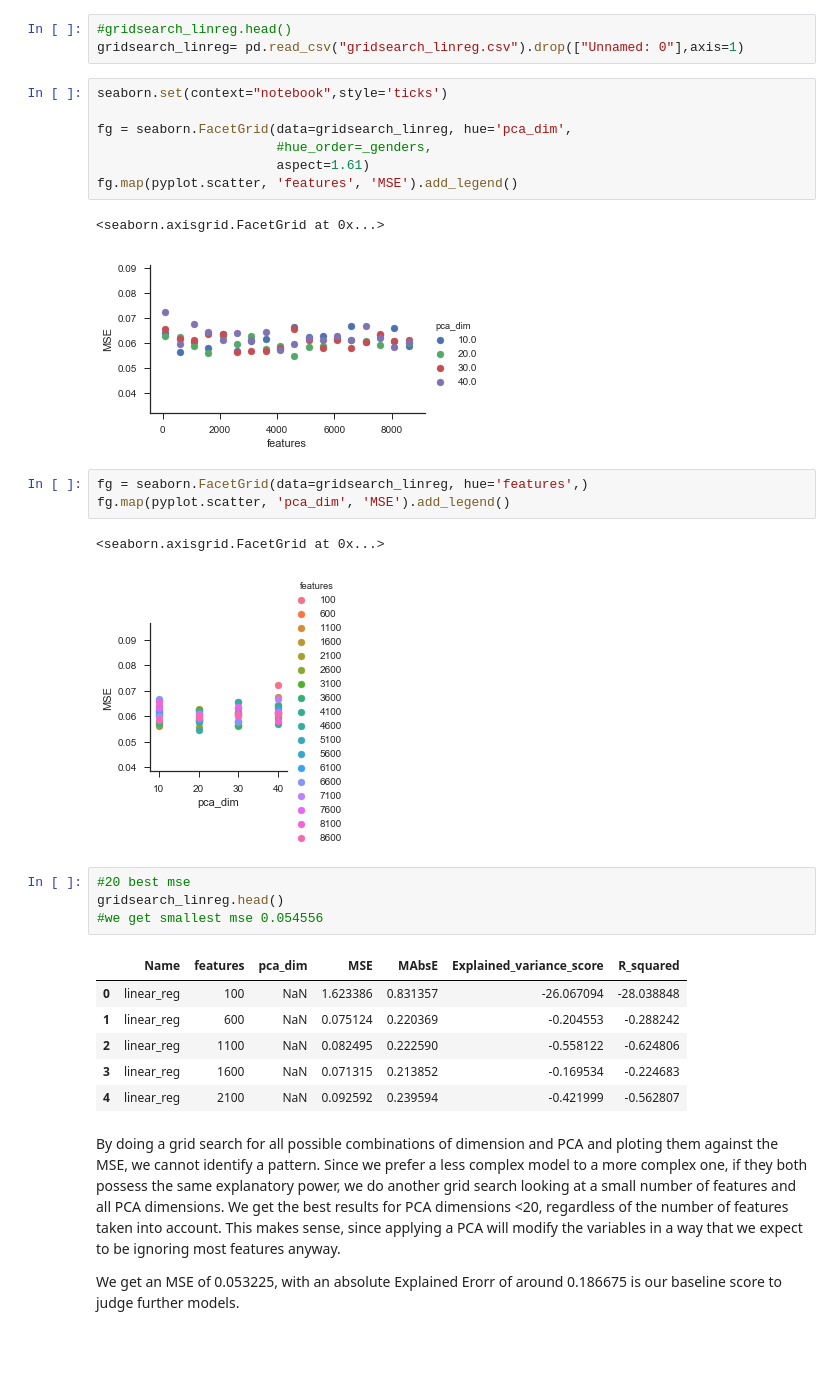
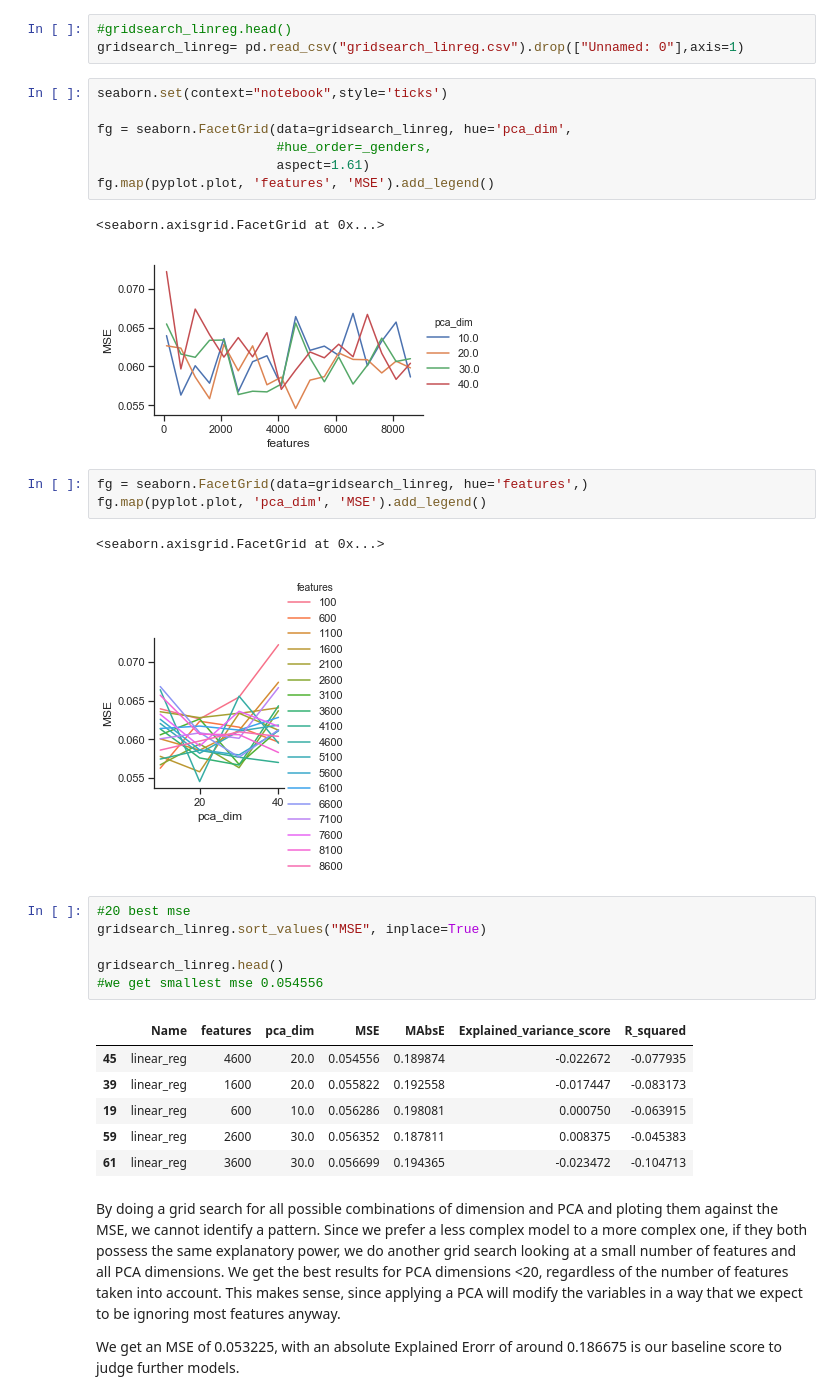
Before and after one commit to ranilovi/SATC_rating_prediction, a Jupyter notebook: text_processing_copy_monday.ipynb, the cells around one changed output. Saved outputs shown, nothing was run; the diff lists cells and outputs as text; blank space fills up the shorter version.

```diff
--- a/text_processing_copy_monday.ipynb
+++ b/text_processing_copy_monday.ipynb
@@ -558,27 +565,29 @@ seaborn.set(context="notebook",style='ticks')
 fg = seaborn.FacetGrid(data=gridsearch_linreg, hue='pca_dim',
                        #hue_order=_genders,
                        aspect=1.61)
-fg.map(pyplot.scatter, 'features', 'MSE').add_legend()
+fg.map(pyplot.plot, 'features', 'MSE').add_legend()
 # %% [output]
 <seaborn.axisgrid.FacetGrid at 0x...>
-[figure, old version]
+[figure, new version]
 # %%
 fg = seaborn.FacetGrid(data=gridsearch_linreg, hue='features',)
-fg.map(pyplot.scatter, 'pca_dim', 'MSE').add_legend()
+fg.map(pyplot.plot, 'pca_dim', 'MSE').add_legend()
 # %% [output]
 <seaborn.axisgrid.FacetGrid at 0x...>
-[figure, old version]
+[figure, new version]
 # %%
 #20 best mse
+gridsearch_linreg.sort_values("MSE", inplace=True)
+
 gridsearch_linreg.head()
 #we get smallest mse 0.054556
 # %% [output]
 |  | Name | features | pca_dim | MSE | MAbsE | Explained_variance_score | R_squared |
-| 0 | linear_reg | 100 | NaN | 1.623386 | 0.831357 | -26.067094 | -28.038848 |
-| 1 | linear_reg | 600 | NaN | 0.075124 | 0.220369 | -0.204553 | -0.288242 |
-| 2 | linear_reg | 1100 | NaN | 0.082495 | 0.222590 | -0.558122 | -0.624806 |
-| 3 | linear_reg | 1600 | NaN | 0.071315 | 0.213852 | -0.169534 | -0.224683 |
-| 4 | linear_reg | 2100 | NaN | 0.092592 | 0.239594 | -0.421999 | -0.562807 |
+| 45 | linear_reg | 4600 | 20.0 | 0.054556 | 0.189874 | -0.022672 | -0.077935 |
+| 39 | linear_reg | 1600 | 20.0 | 0.055822 | 0.192558 | -0.017447 | -0.083173 |
+| 19 | linear_reg | 600 | 10.0 | 0.056286 | 0.198081 | 0.000750 | -0.063915 |
+| 59 | linear_reg | 2600 | 30.0 | 0.056352 | 0.187811 | 0.008375 | -0.045383 |
+| 61 | linear_reg | 3600 | 30.0 | 0.056699 | 0.194365 | -0.023472 | -0.104713 |
 # %% [markdown]
 By doing a grid search for all possible combinations of dimension and PCA and ploting them against the MSE, we cannot identify a pattern. Since we prefer a less complex model to a more complex one, if they both possess the same explanatory power, we do another grid search looking at a small number of features and all PCA dimensions.  We get the best results for PCA dimensions <20, regardless of the number of features taken into account. This makes sense, since applying a PCA will modify the variables in a way that we expect to be ignoring most features anyway.
 
```
Also changed, not shown: parts of 67 cells of this notebook, 3 other files.
